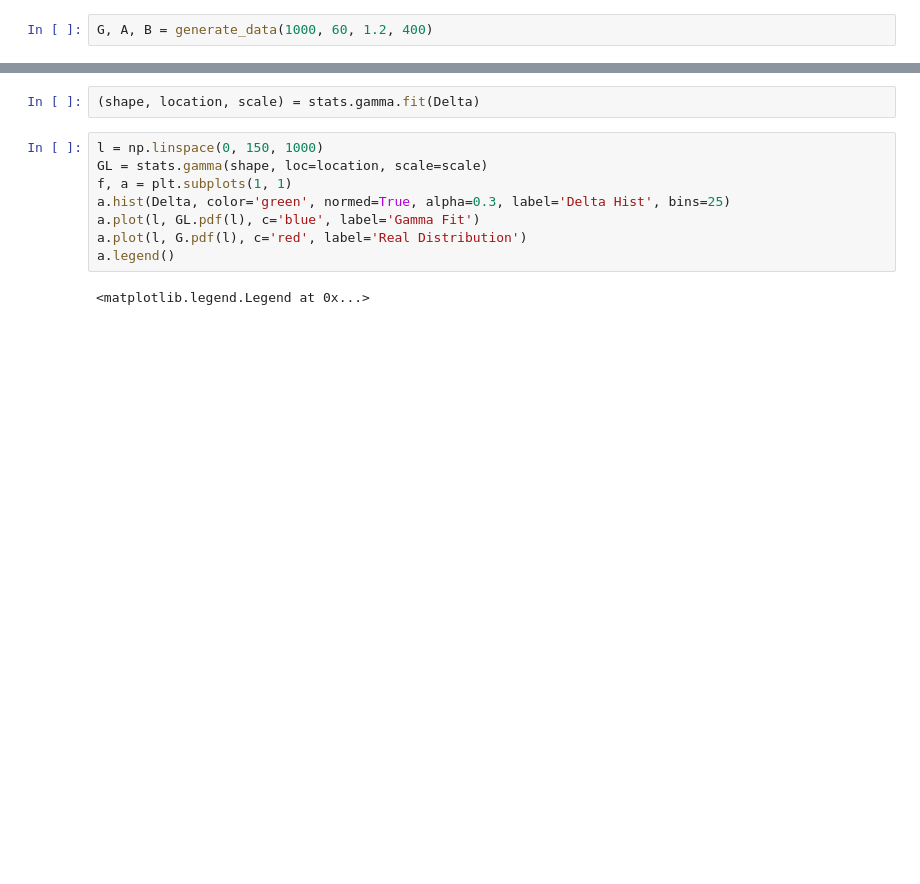
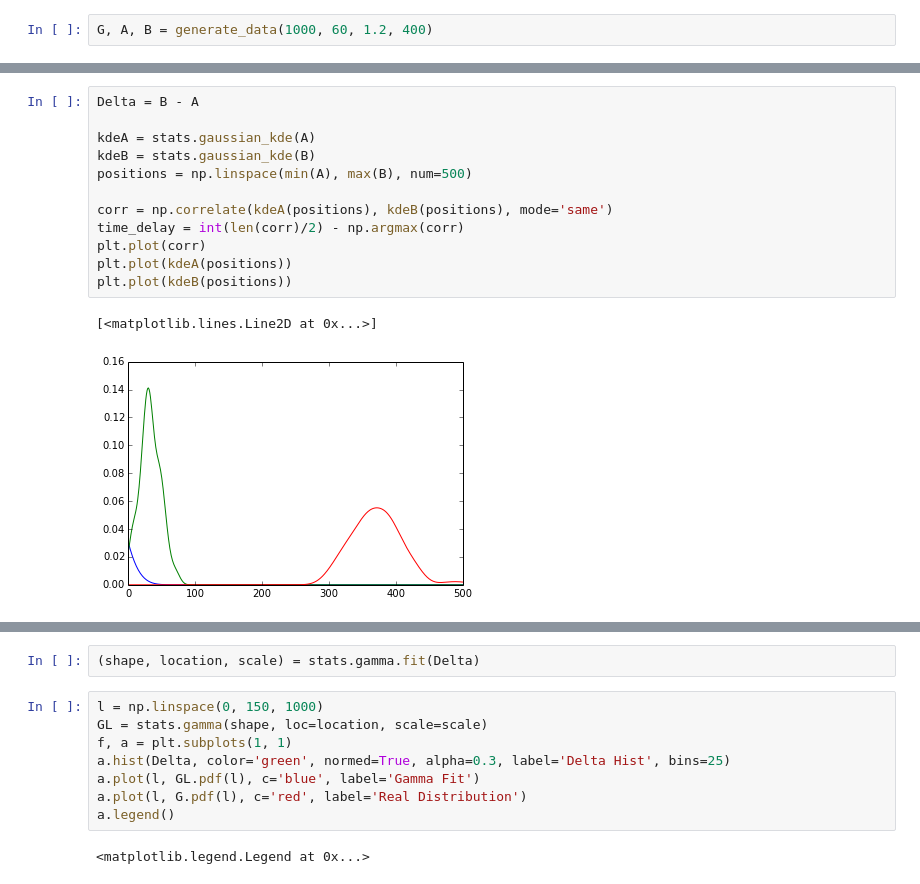
Before and after one commit to athuras/relay, a Jupyter notebook: predict/Data Generation for Traffic Flow.ipynb, the cells around one changed output, grey strips where cells are left out. Saved outputs shown, nothing was run; the diff lists cells and outputs as text; blank space fills up the shorter version.

```diff
--- a/predict/Data Generation for Traffic Flow.ipynb
+++ b/predict/Data Generation for Traffic Flow.ipynb
@@ -124,0 +137,15 @@ Delta = B - A
+# %%
+Delta = B - A
+
+kdeA = stats.gaussian_kde(A)
+kdeB = stats.gaussian_kde(B)
+positions = np.linspace(min(A), max(B), num=500)
+
+corr = np.correlate(kdeA(positions), kdeB(positions), mode='same')
+time_delay = int(len(corr)/2) - np.argmax(corr)
+plt.plot(corr)
+plt.plot(kdeA(positions))
+plt.plot(kdeB(positions))
+# %% [output]
+[<matplotlib.lines.Line2D at 0x...>]
+[figure, added]
```
Also changed, not shown: parts of 13 cells of this notebook, 2 other files.
